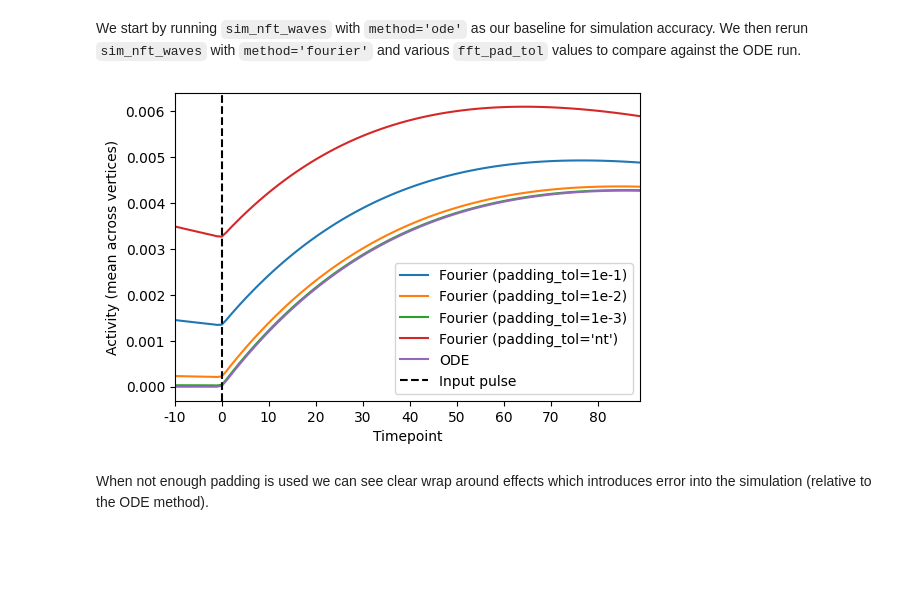
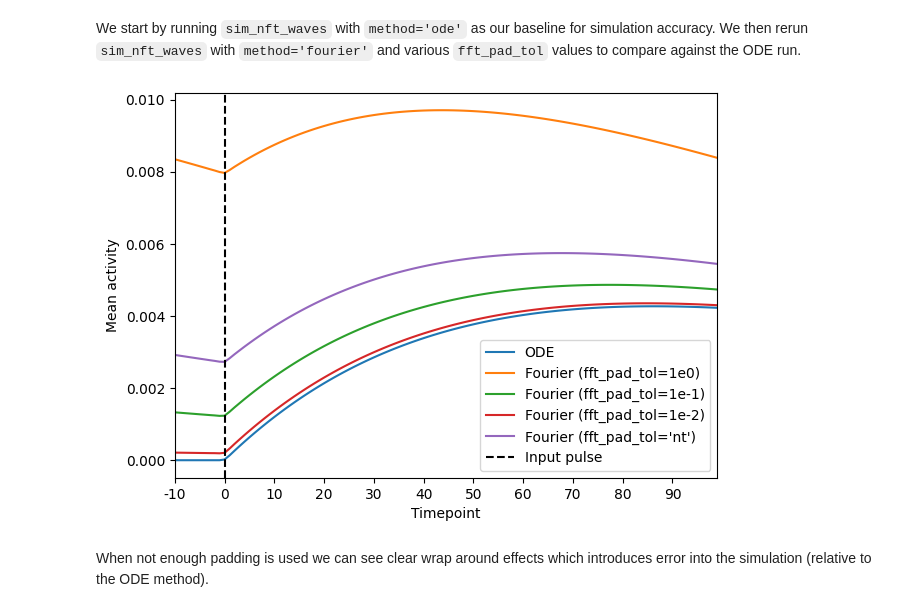
Before and after one commit to NSBLab/neuromodes, a Jupyter notebook: docs/validation/waves_fourier_padding.ipynb, the cells around one changed output. Drawn from its saved outputs; the diff is of its cells as text; code cells hidden in the pictures; blank space fills up the shorter version.

Commit message:
[DOC,MNT] clean up `docs/waves_fourier_padding.ipynb` + adjust `fft_pad_tol` default from `1e-5` to `1e-4`

```diff
--- a/docs/validation/waves_fourier_padding.ipynb
+++ b/docs/validation/waves_fourier_padding.ipynb
@@ -120,28 +120,39 @@ ext_input[:, 10] = 1.0
 We start by running `sim_nft_waves` with `method='ode'` as our baseline for simulation accuracy.
 We then rerun `sim_nft_waves` with `method='fourier'` and various `fft_pad_tol` values to compare against the ODE run.
 # %%
-ode_mean = meanw(solver.sim_nft_waves(ext_input=ext_input, method='ode', dt=dt, gamma=gamma), solver.mass)
-fourier_nt_mean = meanw(solver.sim_nft_waves(ext_input=ext_input, fft_pad_tol='nt', method='fourier', dt=dt, gamma=gamma), solver.mass)
-fourier_1e1_mean = meanw(solver.sim_nft_waves(ext_input=ext_input, fft_pad_tol=1e-1, method='fourier', dt=dt, gamma=gamma), solver.mass)
-fourier_1e2_mean = meanw(solver.sim_nft_waves(ext_input=ext_input, fft_pad_tol=1e-2, method='fourier', dt=dt, gamma=gamma), solver.mass)
-fourier_1e3_mean = meanw(solver.sim_nft_waves(ext_input=ext_input, fft_pad_tol=1e-3, method='fourier', dt=dt, gamma=gamma), solver.mass)
+fig, ax = plt.subplots(figsize=(7, 5))
+
+nt = 110
+ext_input = np.zeros((solver.n_verts, nt))
+ext_input[:, 10] = 1.0
+dt = 1e-4
+n_runs = 5
+
+for i in range(n_runs):
+    method = 'ode' if i == 0 else 'fourier'
+    fft_pad_tol = 'nt' if i in [0, n_runs - 1] else float(10**(1-i))
+    tol_str = "'nt'" if i == n_runs - 1 else f'1e{1-i}'
+    label = 'ODE' if i == 0 else f'Fourier (fft_pad_tol={tol_str})'
+
+    ts = solver.sim_nft_waves(
+          ext_input=ext_input,
+          method=method,
+          dt=dt,
+          fft_pad_tol=fft_pad_tol,
+          n_jobs=1 if method=='ode' else -1
+          )
+
+    ax.plot(meanw(ts, solver.mass), label=label)
+ax.axvline(x=10, color='k', linestyle='--', label='Input pulse')
+ax.set_xlabel('Timepoint')
+ax.set_ylabel('Mean activity')
+ax.set_xlim(0, nt-1)
+ax.set_xticks(np.arange(0, nt, 10))
+ax.set_xticklabels(np.arange(0, nt, 10) - 10)
+ax.legend()
+plt.show()
+# %% [output]
+[figure, added]
-# %%
-fig, ax = plt.subplots(figsize=(6, 4))
-ax.plot(fourier_1e1_mean, label='Fourier (fft_pad_tol=1e-1)')
-ax.plot(fourier_1e2_mean, label='Fourier (fft_pad_tol=1e-2)')
-ax.plot(fourier_1e3_mean, label='Fourier (fft_pad_tol=1e-3)')
-ax.plot(fourier_nt_mean, label="Fourier (fft_pad_tol='nt')")
-ax.plot(ode_mean, label='ODE')
-ax.axvline(x=10, color='k', linestyle='--', label='Input pulse')
-ax.set_xlabel('Timepoint')
-ax.set_ylabel('Activity (mean across vertices)')
-ax.set_xlim(0, nt-1)
-ax.set_xticks(np.arange(0, nt, 10))
-ax.set_xticklabels(np.arange(0, nt, 10) - 10)
-ax.legend()
-plt.show()
-# %% [output]
-[figure, removed]
 # %% [markdown]
 When not enough padding is used we can see clear wrap around effects which introduces error into
 the simulation (relative to the ODE method).
```
Also changed, not shown: parts of 10 cells of this notebook, 1 other file.
